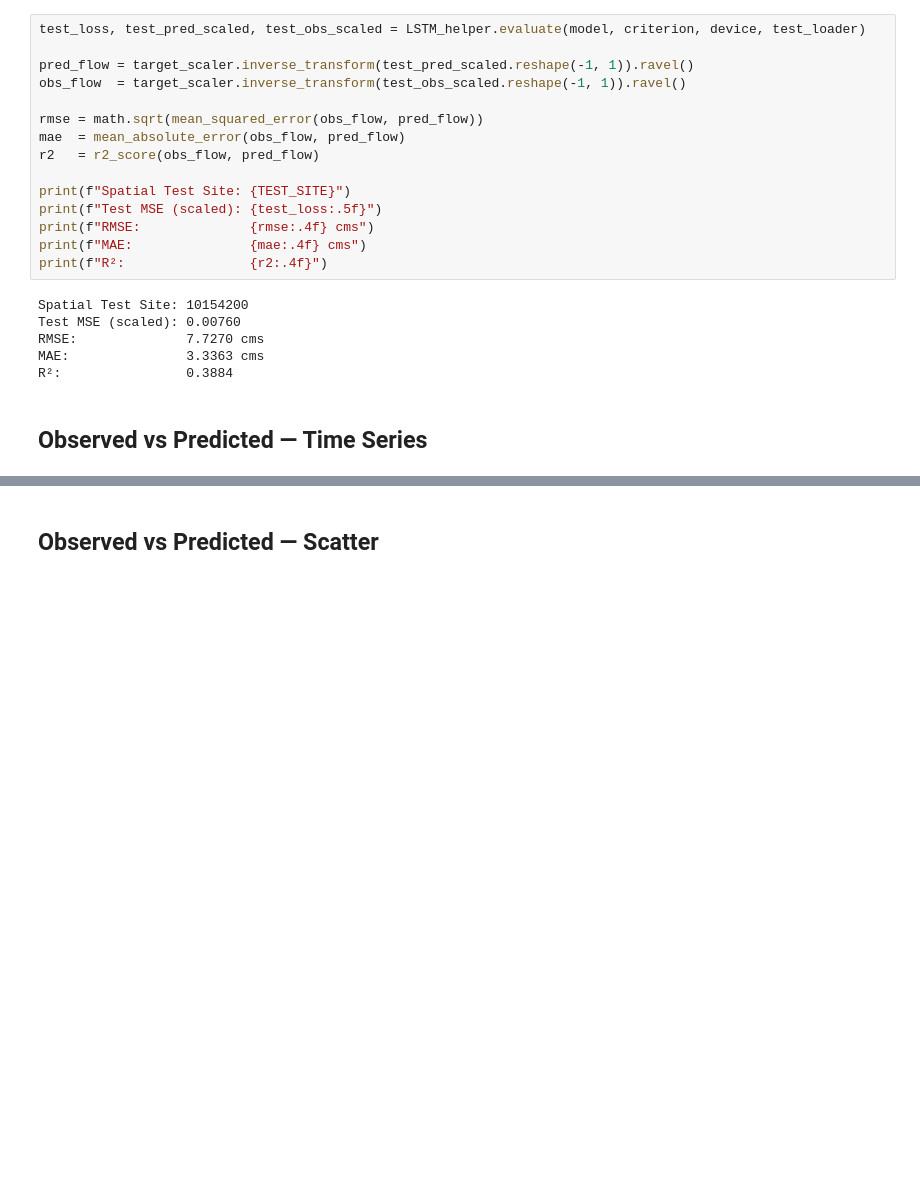
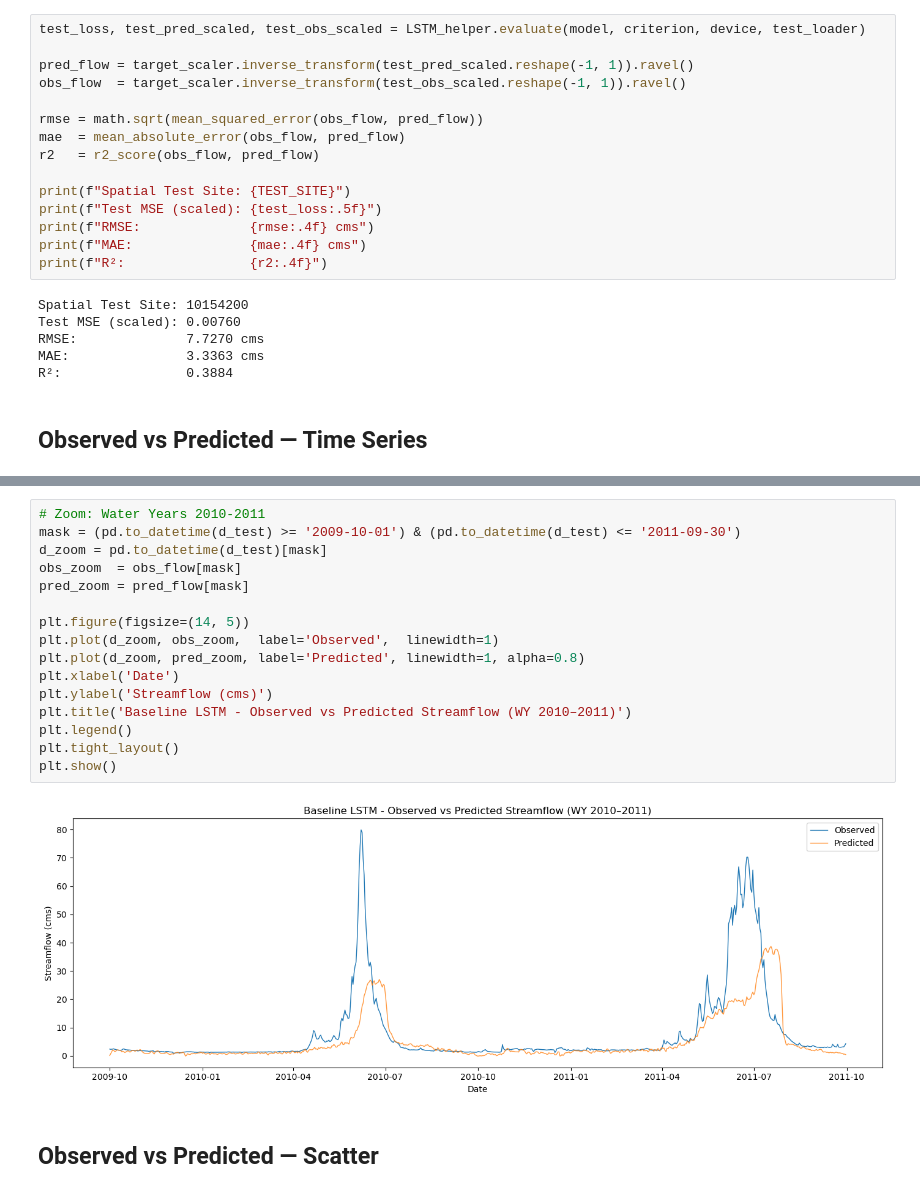
Before and after one commit to jhammond1234/Machine-Learning-Project, a Jupyter notebook: LSTM/notebooks/LSTM_streamflow_originial.ipynb, the cells around one changed output, grey strips where cells are left out. Saved outputs shown, nothing was run; the diff lists cells and outputs as text; blank space fills up the shorter version.

```diff
--- a/LSTM/notebooks/LSTM_streamflow_originial.ipynb
+++ b/LSTM/notebooks/LSTM_streamflow_originial.ipynb
@@ -349,3 +349,21 @@ plt.show()
+# %%
+# Zoom: Water Years 2010-2011
+mask = (pd.to_datetime(d_test) >= '2009-10-01') & (pd.to_datetime(d_test) <= '2011-09-30')
+d_zoom = pd.to_datetime(d_test)[mask]
+obs_zoom  = obs_flow[mask]
+pred_zoom = pred_flow[mask]
+
+plt.figure(figsize=(14, 5))
+plt.plot(d_zoom, obs_zoom,  label='Observed',  linewidth=1)
+plt.plot(d_zoom, pred_zoom, label='Predicted', linewidth=1, alpha=0.8)
+plt.xlabel('Date')
+plt.ylabel('Streamflow (cms)')
+plt.title('Baseline LSTM - Observed vs Predicted Streamflow (WY 2010–2011)')
+plt.legend()
+plt.tight_layout()
+plt.show()
+# %% [output]
+[figure, added]
 # %% [markdown]
 ## Observed vs Predicted — Scatter
 # %%
```
Also changed, not shown: parts of 2 cells of this notebook, 4 other files.
